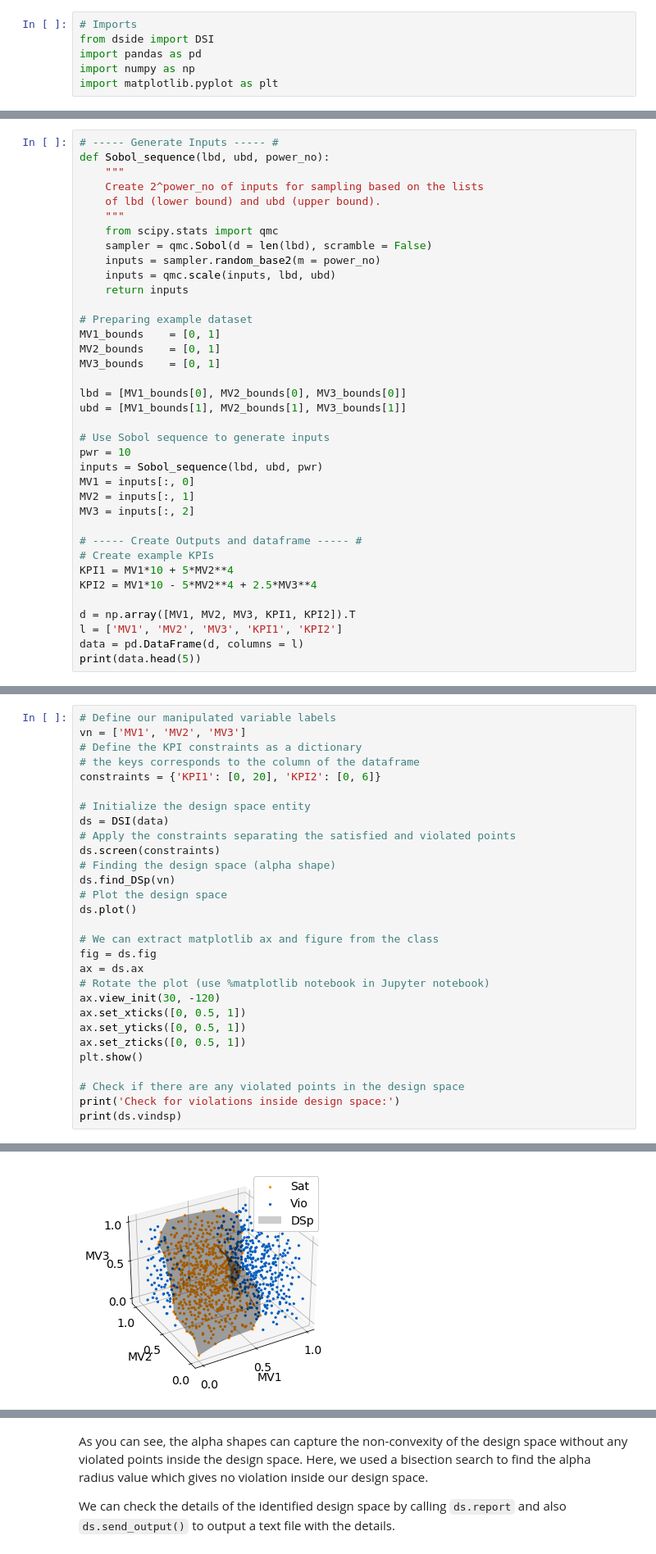
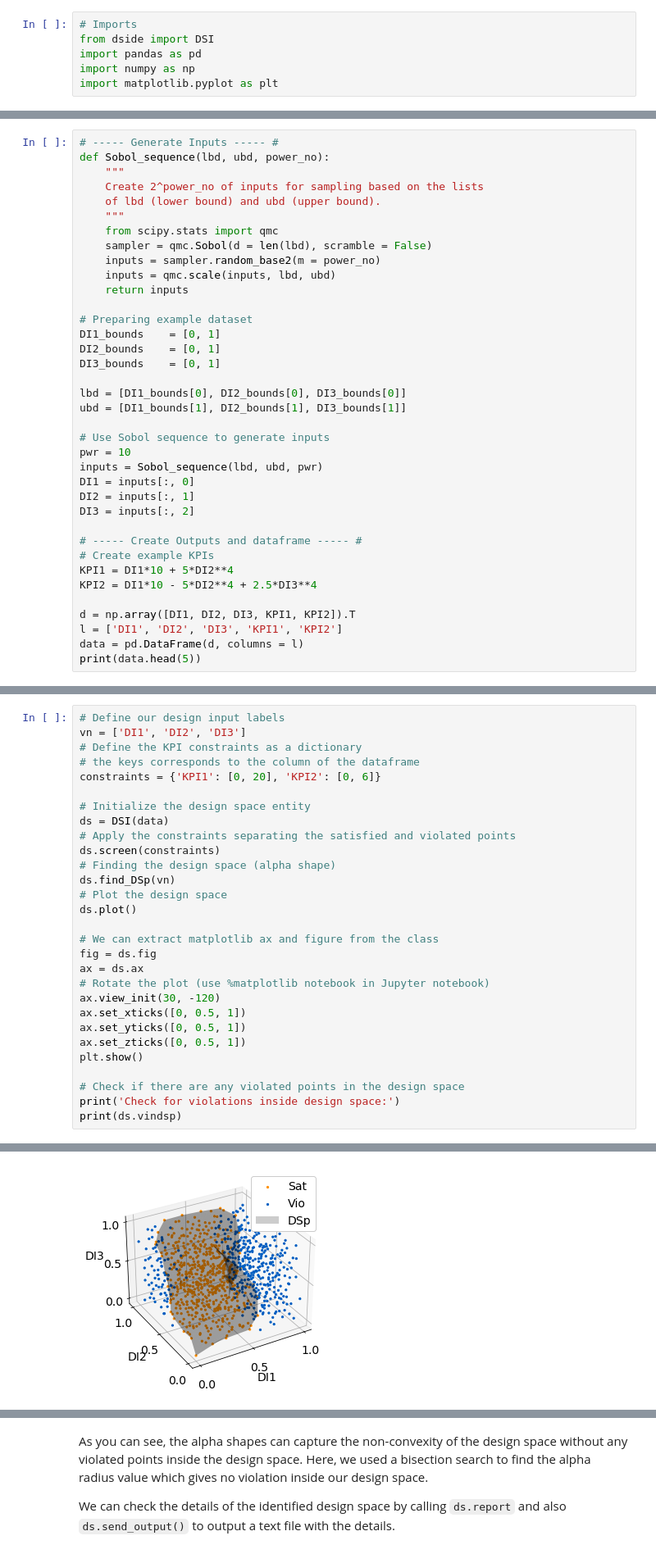
Before and after one commit to stvsach/dside, a Jupyter notebook: docs/notebooks/example_3D.ipynb, the cells around one changed output, grey strips where cells are left out. Shown: that part at 82% size. Cells and saved outputs as stored; diff of their text form.

```diff
--- a/docs/notebooks/example_3D.ipynb
+++ b/docs/notebooks/example_3D.ipynb
@@ -24,27 +24,27 @@ def Sobol_sequence(lbd, ubd, power_no):
     return inputs
 
 # Preparing example dataset
-MV1_bounds    = [0, 1]
-MV2_bounds    = [0, 1]
-MV3_bounds    = [0, 1]
+DI1_bounds    = [0, 1]
+DI2_bounds    = [0, 1]
+DI3_bounds    = [0, 1]
 
-lbd = [MV1_bounds[0], MV2_bounds[0], MV3_bounds[0]]
-ubd = [MV1_bounds[1], MV2_bounds[1], MV3_bounds[1]]
+lbd = [DI1_bounds[0], DI2_bounds[0], DI3_bounds[0]]
+ubd = [DI1_bounds[1], DI2_bounds[1], DI3_bounds[1]]
 
 # Use Sobol sequence to generate inputs
 pwr = 10
 inputs = Sobol_sequence(lbd, ubd, pwr)
-MV1 = inputs[:, 0]
-MV2 = inputs[:, 1]
-MV3 = inputs[:, 2]
+DI1 = inputs[:, 0]
+DI2 = inputs[:, 1]
+DI3 = inputs[:, 2]
 
 # ----- Create Outputs and dataframe ----- #
 # Create example KPIs
-KPI1 = MV1*10 + 5*MV2**4
-KPI2 = MV1*10 - 5*MV2**4 + 2.5*MV3**4
+KPI1 = DI1*10 + 5*DI2**4
+KPI2 = DI1*10 - 5*DI2**4 + 2.5*DI3**4
 
-d = np.array([MV1, MV2, MV3, KPI1, KPI2]).T
-l = ['MV1', 'MV2', 'MV3', 'KPI1', 'KPI2']
+d = np.array([DI1, DI2, DI3, KPI1, KPI2]).T
+l = ['DI1', 'DI2', 'DI3', 'KPI1', 'KPI2']
 data = pd.DataFrame(d, columns = l)
 print(data.head(5))
 # %% [output]
@@ -93,6 +93,6 @@ As shown from the plots, we can see clearly that the outputs are non-linear with
 # %%
-# Define our manipulated variable labels
-vn = ['MV1', 'MV2', 'MV3']
+# Define our design input labels
+vn = ['DI1', 'DI2', 'DI3']
 # Define the KPI constraints as a dictionary
 # the keys corresponds to the column of the dataframe
 constraints = {'KPI1': [0, 20], 'KPI2': [0, 6]}
@@ -110,33 +110,33 @@ ds.plot()
 fig = ds.fig
 ax = ds.ax
 # Rotate the plot (use %matplotlib notebook in Jupyter notebook)
 ax.view_init(30, -120)
 ax.set_xticks([0, 0.5, 1])
 ax.set_yticks([0, 0.5, 1])
 ax.set_zticks([0, 0.5, 1])
 plt.show()
 
 # Check if there are any violated points in the design space
 print('Check for violations inside design space:')
 print(ds.vindsp)
 # %% [output]
 Bisection search for alpha multiplier (radius)
     tol: 1.000e-03  maxiter: 50
     lb:  1.000e-03  ub:      5.000e+00
 ____________________________________________________
  No iter  |  alpha multiplier  |   Violation Flag
 ____________________________________________________
     1     |     2.500e+00      |        True
     2     |     1.251e+00      |        True
     3     |     6.259e-01      |        True
     4     |     3.134e-01      |       False
     5     |     4.697e-01      |        True
     6     |     3.915e-01      |        True
 ... (8 lines left out)
     15    |     3.246e-01      |       False
 [15] Optimal amul: 3.2457e-01   alpha: 3.236e-01
 Tol: 1.000e-03   Bisection Gap: 1.526e-04
 vnum: 0   maxvnum: 0
-[figure, old version]
+[figure, new version]
 Check for violations inside design space:
 Empty DataFrame
```
Also changed, not shown: parts of 10 cells of this notebook, 10 other files.
